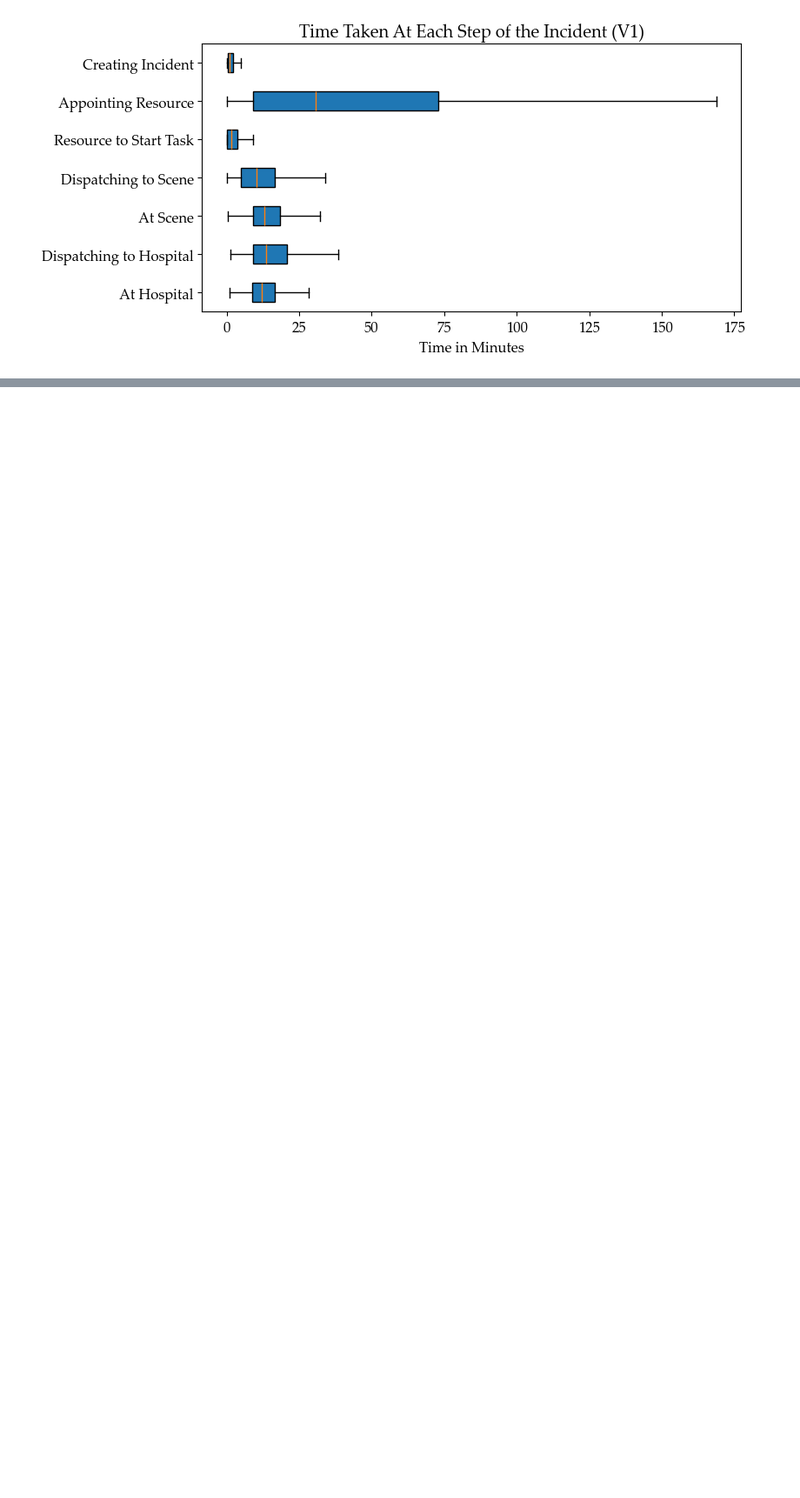
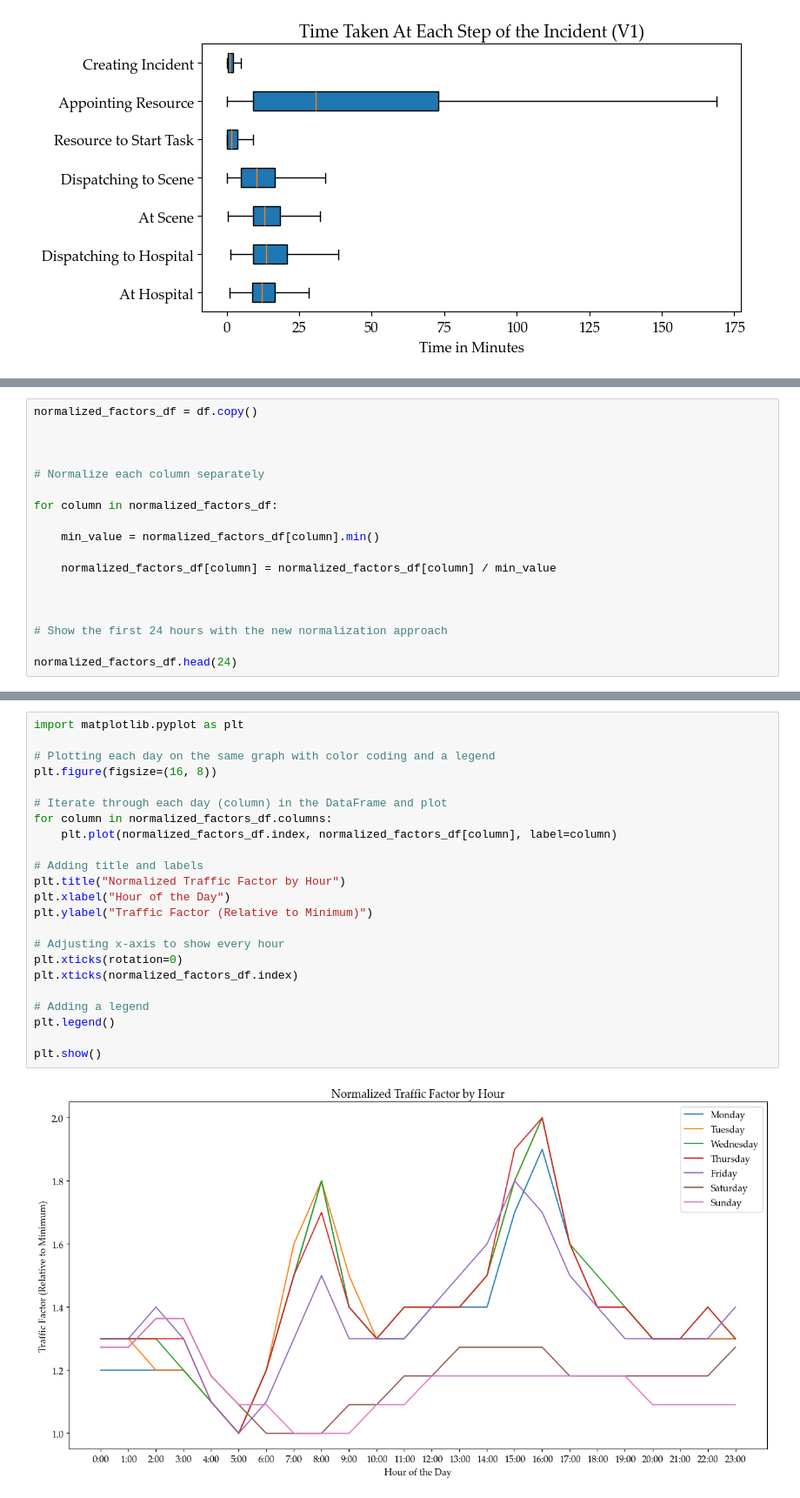
Before and after one commit to Emergency-Optimizers/Data-Processing, a Jupyter notebook: source/analysis/sandbox_sindre.ipynb, the cells around one changed output, grey strips where cells are left out. Shown at 87% size. Cells and saved outputs as stored; diff of their text form; blank space fills up the shorter version.

Commit message:
Upload traffic data

```diff
--- a/source/analysis/sandbox_sindre.ipynb
+++ b/source/analysis/sandbox_sindre.ipynb
@@ -203,0 +439,18 @@ plotter.boxplot_time_at_steps(df, triage_impression="V1")
+# %%
+normalized_factors_df = df.copy()
+
+
+
+# Normalize each column separately
+
+for column in normalized_factors_df:
+
+    min_value = normalized_factors_df[column].min()
+
+    normalized_factors_df[column] = normalized_factors_df[column] / min_value
+
+
+
+# Show the first 24 hours with the new normalization approach
+
+normalized_factors_df.head(24)
@@ -203,0 +475,25 @@ plotter.boxplot_time_at_steps(df, triage_impression="V1")
+# %%
+import matplotlib.pyplot as plt
+
+# Plotting each day on the same graph with color coding and a legend
+plt.figure(figsize=(16, 8))
+
+# Iterate through each day (column) in the DataFrame and plot
+for column in normalized_factors_df.columns:
+    plt.plot(normalized_factors_df.index, normalized_factors_df[column], label=column)
+
+# Adding title and labels
+plt.title("Normalized Traffic Factor by Hour")
+plt.xlabel("Hour of the Day")
+plt.ylabel("Traffic Factor (Relative to Minimum)")
+
+# Adjusting x-axis to show every hour
+plt.xticks(rotation=0)
+plt.xticks(normalized_factors_df.index)
+
+# Adding a legend
+plt.legend()
+
+plt.show()
+# %% [output]
+[figure, added]
```
Also changed, not shown: parts of 3 cells of this notebook, 1 other file.
